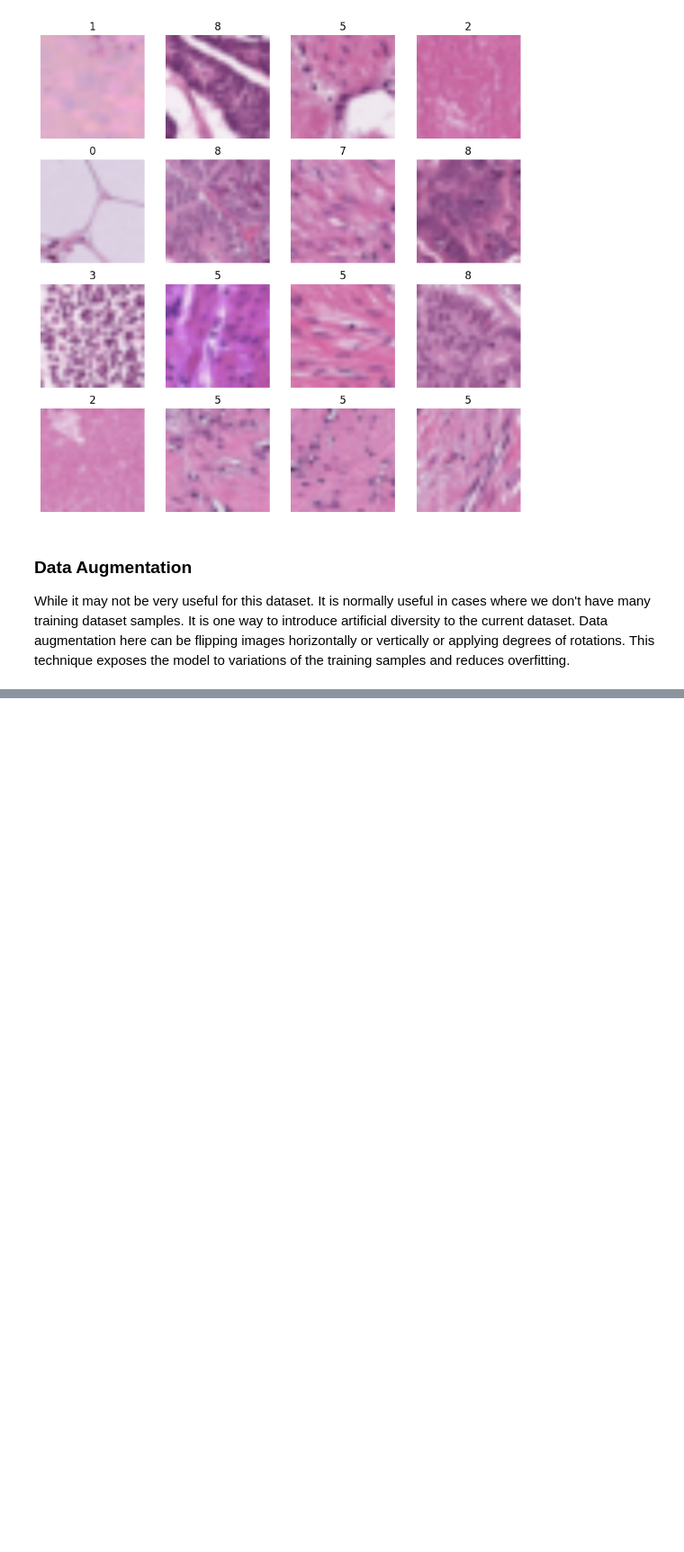
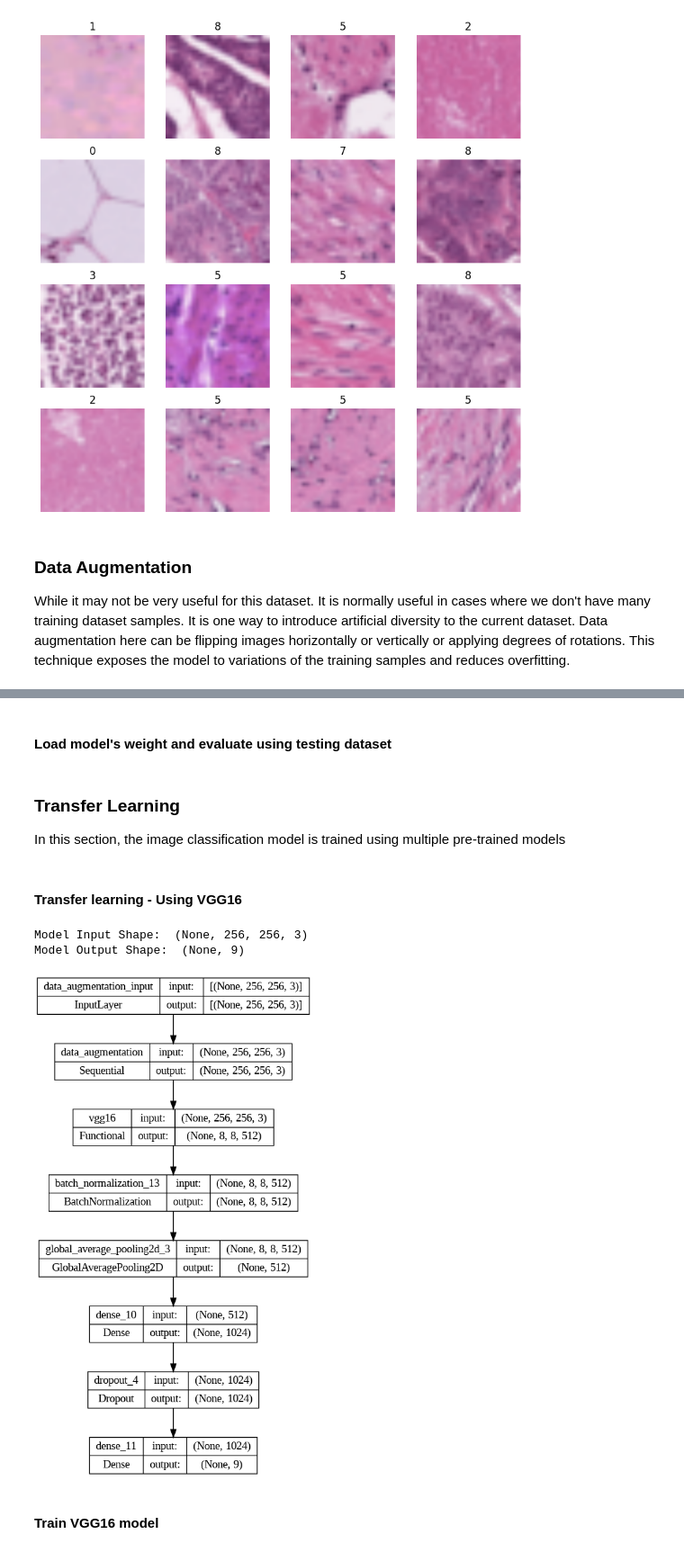
Before and after one commit to amelsheikh/PathMNIST-Classification, a Jupyter notebook: 653_PathMNIST_Classification.ipynb, the cells around one changed output, grey strips where cells are left out. Shown at 90% size. Drawn from its saved outputs; the diff is of its cells as text; code cells hidden in the pictures; blank space fills up the shorter version.

```diff
--- a/653_PathMNIST_Classification.ipynb
+++ b/653_PathMNIST_Classification.ipynb
@@ -206,0 +406,2 @@ Model Output Shape:  (None, 9)
+# %% [markdown]
+#### Load model's weight and evaluate using testing dataset
@@ -206,0 +422,53 @@ Model Output Shape:  (None, 9)
+# %% [markdown]
+### Transfer Learning
+In this section, the image classification model is trained using multiple pre-trained models
+# %% [markdown]
+#### Transfer learning - Using VGG16
+# %%
+from keras.models import Sequential
+from keras.regularizers import l2
+
+def make_model_transferVgg16(input_shape, num_classes):
+    # get the base model (VGG16)
+    base_model = keras.applications.VGG16(include_top=False, weights='imagenet', input_shape=input_shape)
+    base_model.trainable = False
+
+    '''
+    model = Sequential([
+        data_augmentation_layer,
+        base_model,
+        layers.GlobalAveragePooling2D(),
+        layers.Dense(1024, activation='relu'),
+
+        layers.Dropout(0.5),
+        layers.Dense(units=num_classes, activation='softmax'),
+        ])
+    '''
+    model = Sequential([
+        data_augmentation_layer,
+        base_model,
+        layers.BatchNormalization(),
+        layers.GlobalAveragePooling2D(),
+        layers.Dense(1024, activation='relu'),
+        #layers.Dense(256, activation='relu'),
+
+        layers.Dropout(0.5),
+        #layers.Dense(1024, activation='relu'),
+        layers.Dense(units=num_classes, activation='softmax'),
+        ])
+
+    return model
+
+# define the actual model
+model_transferVgg16 = make_model_transferVgg16(input_shape=img_size + (3,), num_classes=9)
+# for testing
+print("Model Input Shape: ", model_transferVgg16.input_shape)
+print("Model Output Shape: ", model_transferVgg16.output_shape)
+
+keras.utils.plot_model(model_transferVgg16, show_shapes=True)
+# %% [output]
+Model Input Shape:  (None, 256, 256, 3)
+Model Output Shape:  (None, 9)
+[figure, added]
+# %% [markdown]
+#### Train VGG16 model
```
Also changed, not shown: parts of 30 cells of this notebook.
